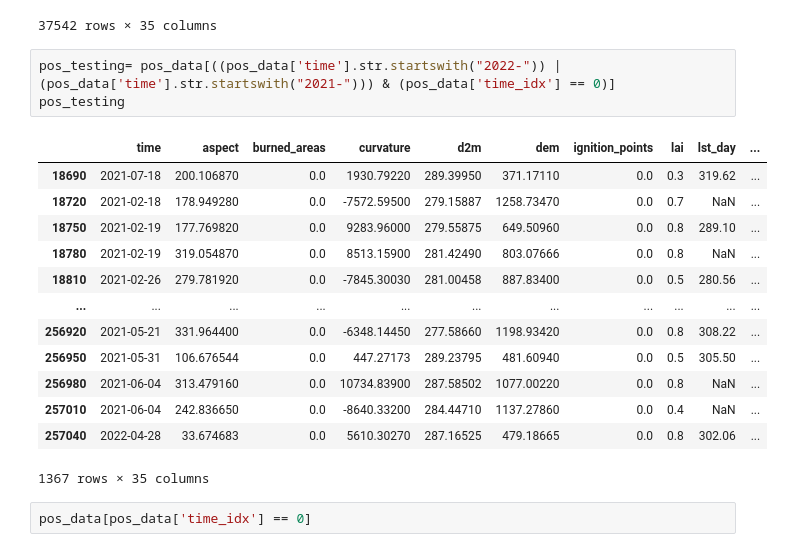
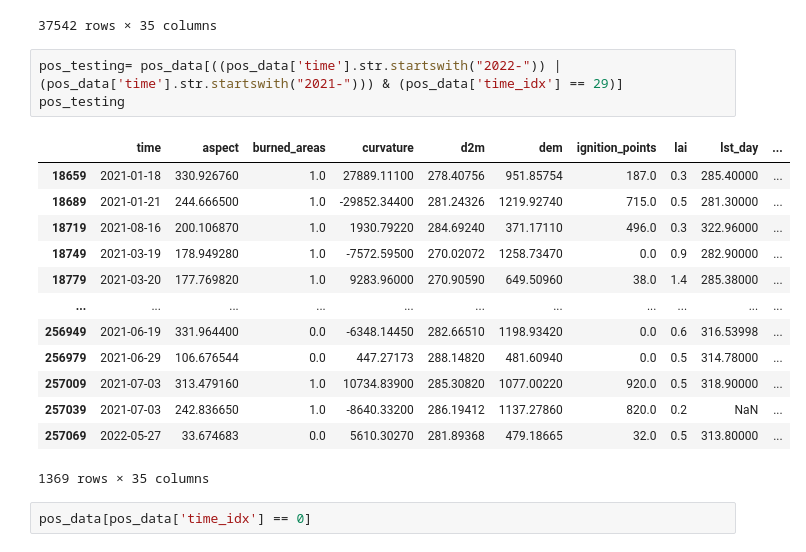
Before and after one commit to paulinebecker2002/mesogeos, a Jupyter notebook: ml_tracks/a_fire_danger/csv_print.ipynb, the cells around one changed output. Saved outputs shown, nothing was run; the diff lists cells and outputs as text.

```diff
--- a/ml_tracks/a_fire_danger/csv_print.ipynb
+++ b/ml_tracks/a_fire_danger/csv_print.ipynb
@@ -81,22 +81,22 @@ neg_data[neg_data['time'].str.startswith("2022-")]
 | 520259 | 2022-09-29 | 3.546495 | 0.0 | 19832.52000 | 284.95862 | 1145.07540 | 0.0 | 0.8 | 289.91998 | ... |
 37542 rows × 35 columns
 # %%
-pos_testing= pos_data[((pos_data['time'].str.startswith("2022-")) | (pos_data['time'].str.startswith("2021-"))) & (pos_data['time_idx'] == 0)]
+pos_testing= pos_data[((pos_data['time'].str.startswith("2022-")) | (pos_data['time'].str.startswith("2021-"))) & (pos_data['time_idx'] == 29)]
 pos_testing
 # %% [output]
 |  | time | aspect | burned_areas | curvature | d2m | dem | ignition_points | lai | lst_day | ... |
-| 18690 | 2021-07-18 | 200.106870 | 0.0 | 1930.79220 | 289.39950 | 371.17110 | 0.0 | 0.3 | 319.62 | ... |
-| 18720 | 2021-02-18 | 178.949280 | 0.0 | -7572.59500 | 279.15887 | 1258.73470 | 0.0 | 0.7 | NaN | ... |
-| 18750 | 2021-02-19 | 177.769820 | 0.0 | 9283.96000 | 279.55875 | 649.50960 | 0.0 | 0.8 | 289.10 | ... |
-| 18780 | 2021-02-19 | 319.054870 | 0.0 | 8513.15900 | 281.42490 | 803.07666 | 0.0 | 0.8 | NaN | ... |
-| 18810 | 2021-02-26 | 279.781920 | 0.0 | -7845.30030 | 281.00458 | 887.83400 | 0.0 | 0.5 | 280.56 | ... |
+| 18659 | 2021-01-18 | 330.926760 | 1.0 | 27889.11100 | 278.40756 | 951.85754 | 187.0 | 0.3 | 285.40000 | ... |
+| 18689 | 2021-01-21 | 244.666500 | 1.0 | -29852.34400 | 281.24326 | 1219.92740 | 715.0 | 0.5 | 281.30000 | ... |
+| 18719 | 2021-08-16 | 200.106870 | 1.0 | 1930.79220 | 284.69240 | 371.17110 | 496.0 | 0.3 | 322.96000 | ... |
+| 18749 | 2021-03-19 | 178.949280 | 1.0 | -7572.59500 | 270.02072 | 1258.73470 | 0.0 | 0.9 | 282.90000 | ... |
+| 18779 | 2021-03-20 | 177.769820 | 1.0 | 9283.96000 | 270.90590 | 649.50960 | 38.0 | 1.4 | 285.38000 | ... |
 | ... | ... | ... | ... | ... | ... | ... | ... | ... | ... | ... |
-| 256920 | 2021-05-21 | 331.964400 | 0.0 | -6348.14450 | 277.58660 | 1198.93420 | 0.0 | 0.8 | 308.22 | ... |
-| 256950 | 2021-05-31 | 106.676544 | 0.0 | 447.27173 | 289.23795 | 481.60940 | 0.0 | 0.5 | 305.50 | ... |
-| 256980 | 2021-06-04 | 313.479160 | 0.0 | 10734.83900 | 287.58502 | 1077.00220 | 0.0 | 0.8 | NaN | ... |
-| 257010 | 2021-06-04 | 242.836650 | 0.0 | -8640.33200 | 284.44710 | 1137.27860 | 0.0 | 0.4 | NaN | ... |
-| 257040 | 2022-04-28 | 33.674683 | 0.0 | 5610.30270 | 287.16525 | 479.18665 | 0.0 | 0.8 | 302.06 | ... |
+| 256949 | 2021-06-19 | 331.964400 | 0.0 | -6348.14450 | 282.66510 | 1198.93420 | 0.0 | 0.6 | 316.53998 | ... |
+| 256979 | 2021-06-29 | 106.676544 | 0.0 | 447.27173 | 288.14820 | 481.60940 | 0.0 | 0.5 | 314.78000 | ... |
+| 257009 | 2021-07-03 | 313.479160 | 1.0 | 10734.83900 | 285.30820 | 1077.00220 | 920.0 | 0.5 | 318.90000 | ... |
+| 257039 | 2021-07-03 | 242.836650 | 1.0 | -8640.33200 | 286.19412 | 1137.27860 | 820.0 | 0.2 | NaN | ... |
+| 257069 | 2022-05-27 | 33.674683 | 0.0 | 5610.30270 | 281.89368 | 479.18665 | 32.0 | 0.5 | 313.80000 | ... |
-1367 rows × 35 columns
+1369 rows × 35 columns
 # %%
 pos_data[pos_data['time_idx'] == 0]
 # %% [output]
```
Also changed, not shown: 13 other files.
